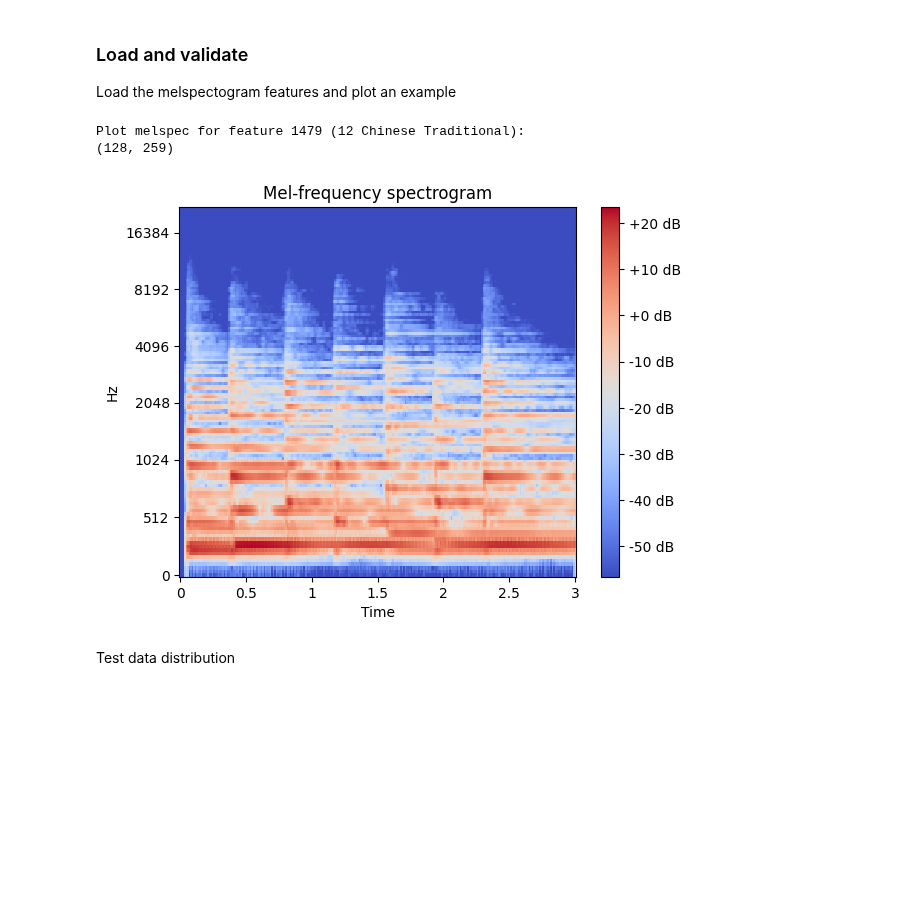
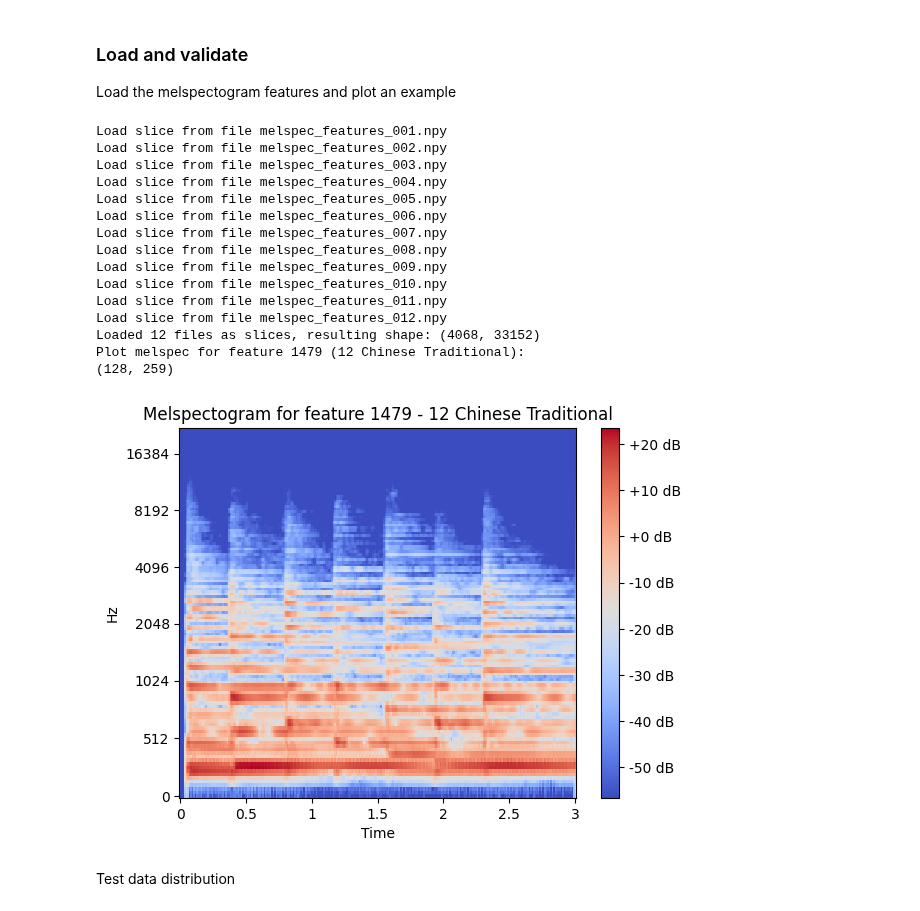
Before and after one commit to michaelstuffer98/ai_industry_project, a Jupyter notebook: feature_extraction.ipynb, the cells around one changed output. Cells and saved outputs as stored; diff of their text form; code cells hidden in the pictures; blank space fills up the shorter version.

```diff
--- a/feature_extraction.ipynb
+++ b/feature_extraction.ipynb
@@ -216,11 +214,21 @@ Loaded 9 files as slices, resulting shape: (4068, 48000)
 Plot a random example of a waveform from the preprocessed data to verify the preprocessing steps
 The saved data are laoded before
 # %%
-x = randint(0, len(feature_array)-1)
+x = randint(0, feature_array.shape[0]-1)
+
 random_feature = feature_array[x, :]
 
+labels_to_id = utils.get_class_mapping()
+id_to_labels = {}
+for key in labels_to_id:
+    id_to_labels[labels_to_id[key]] = key
+
 print("Plot audio sample", x)
-plot.plot_waveform(random_feature, downsample_rate)
+fig, ax = plot.plot_waveform(random_feature, downsample_rate)
+ax.set_title(f'Raw waveform for feature {x} - {id_to_labels[np.argmax(labels[x])]}')
+ax.set_xlim([0, 3])
+ax.set_ylabel('Amplitude')
+fig.savefig('Plots/example_wav_plot.png')
 
 print("Dimensions:", random_feature.shape)
 
@@ -291,28 +299,43 @@ Load the melspectogram features and plot an example
 # %%
 config = utils.get_config('preprocess')
 
-#features_spectogram = utils.load_sliced_numpy_array('melspec_features')
-#labels = np.load('data/labels.npy')
+features_spectogram = utils.load_sliced_numpy_array('melspec_features')
+labels = np.load('data/labels.npy')
 
 n_mels = config['melspectogram']['n_mels']
 
 x = randint(0, features_spectogram.shape[0]-1)
 
 labels_to_id = utils.get_class_mapping()
 id_to_labels = {}
 for key in labels_to_id:
     id_to_labels[labels_to_id[key]] = key
 
 print(f'Plot melspec for feature {x} ({id_to_labels[np.argmax(labels[x])]}):')
 
 feature_to_plot = features_spectogram[x, :].reshape(n_mels, -1)
 print(feature_to_plot.shape)
 print()
-plot.plot_melspectogram(feature_to_plot, config['original_sample_rate'], fmax=config['original_sample_rate']/2, calculate_db=False, save_fig=False)
+fig, ax = plot.plot_melspectogram(feature_to_plot, config['original_sample_rate'], fmax=config['original_sample_rate']/2, calculate_db=False, save_fig=False)
+ax.set_title(f'Melspectogram for feature {x} - {id_to_labels[np.argmax(labels[x])]}')
+fig.savefig('Plots/example_melspecogram.png')
 # %% [output]
+Load slice from file melspec_features_001.npy
+Load slice from file melspec_features_002.npy
+Load slice from file melspec_features_003.npy
+Load slice from file melspec_features_004.npy
+Load slice from file melspec_features_005.npy
+Load slice from file melspec_features_006.npy
+Load slice from file melspec_features_007.npy
+Load slice from file melspec_features_008.npy
+Load slice from file melspec_features_009.npy
+Load slice from file melspec_features_010.npy
+Load slice from file melspec_features_011.npy
+Load slice from file melspec_features_012.npy
+Loaded 12 files as slices, resulting shape: (4068, 33152)
 Plot melspec for feature 1479 (12 Chinese Traditional):
 (128, 259)
-[figure, old version]
+[figure, new version]
 # %% [markdown]
 Test data distribution
 # %%
```
Also changed, not shown: parts of 2 cells of this notebook, 4 other files.
